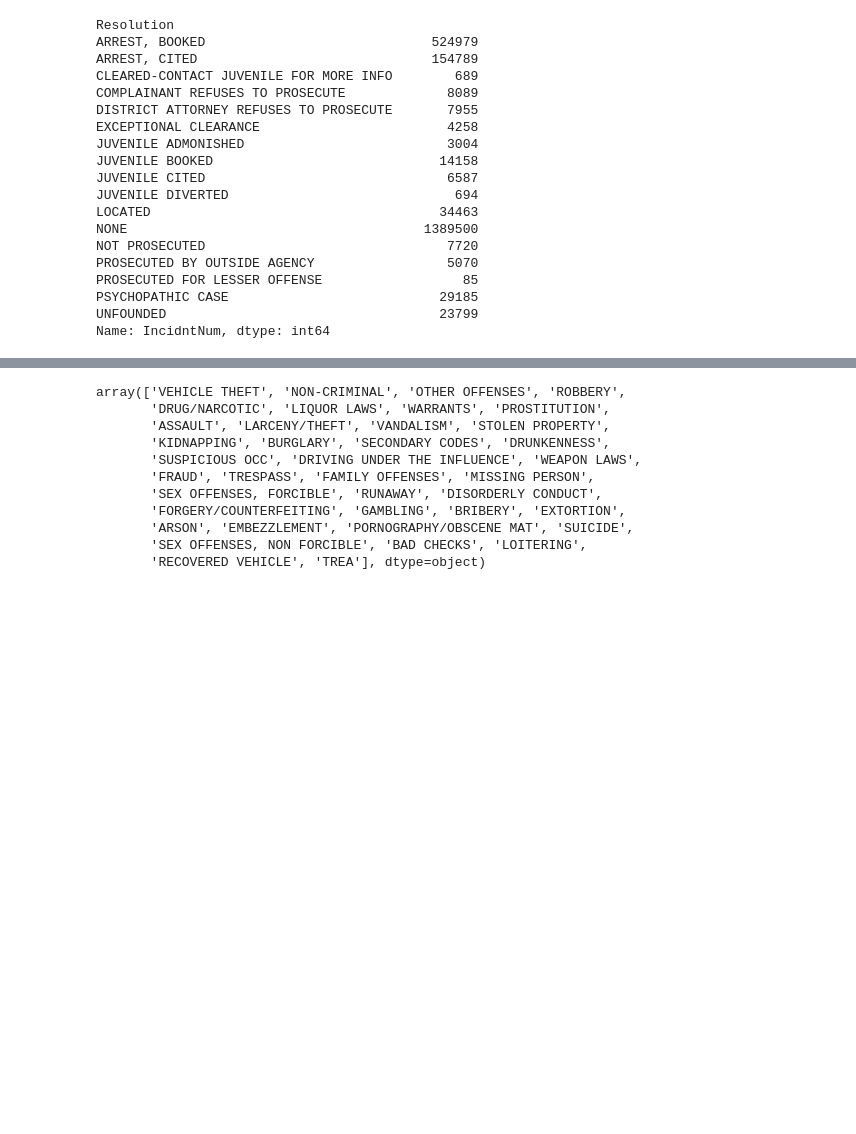
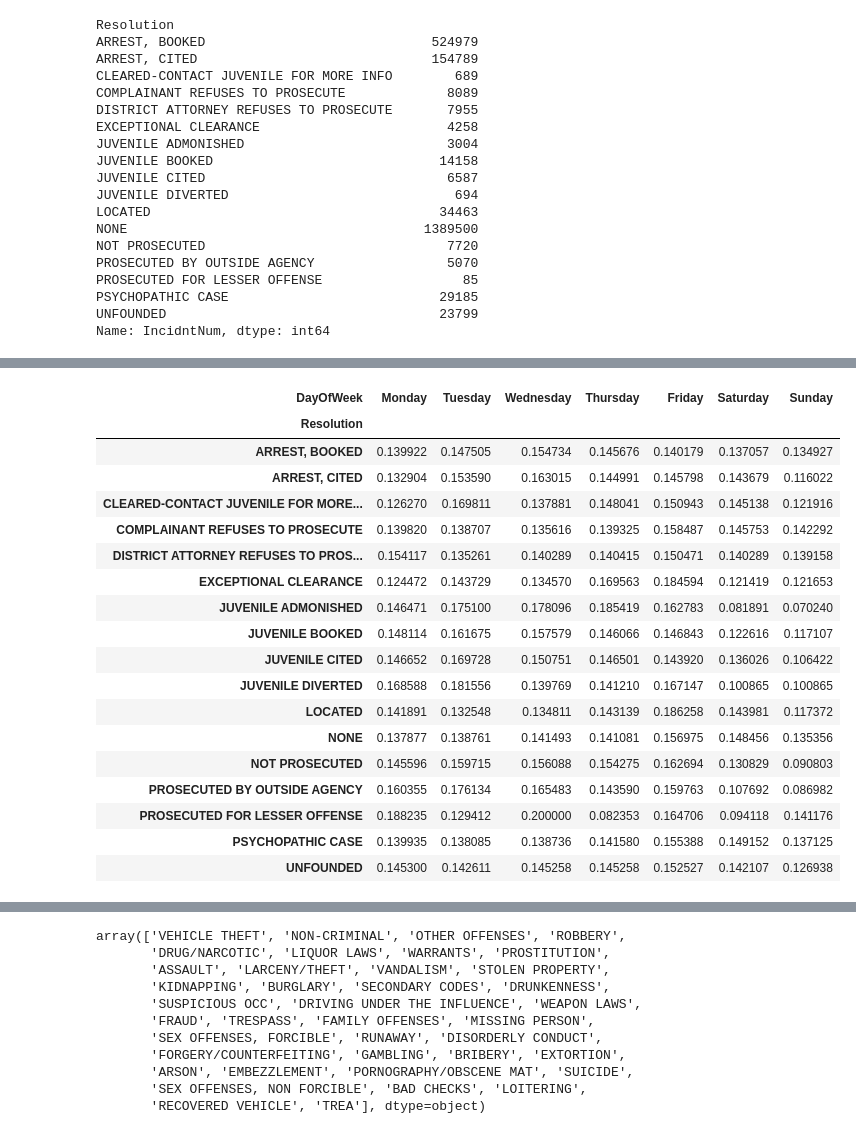
Before and after one commit to daericks/datasf, a Jupyter notebook: notebooks/initial_exploration.ipynb, the cells around one changed output, grey strips where cells are left out. Cells and saved outputs as stored; diff of their text form; code cells hidden in the pictures; blank space fills up the shorter version.

```diff
--- a/notebooks/initial_exploration.ipynb
+++ b/notebooks/initial_exploration.ipynb
@@ -199,0 +232,29 @@ Name: IncidntNum, dtype: int64
+# %%
+dow_list = ['Monday', 'Tuesday', 'Wednesday', 'Thursday', 'Friday', 'Saturday', 'Sunday']
+
+df_res_dow['total'] = df_res_dow.sum(axis=1)
+for col in df_res_dow.columns:
+    df_res_dow[col] = df_res_dow[col] / df_res_dow['total']
+df_res_dow.drop('total', axis=1, inplace=True)
+df_res_dow = df_res_dow[dow_list]
+df_res_dow
+# %% [output]
+| DayOfWeek | Monday | Tuesday | Wednesday | Thursday | Friday | Saturday | Sunday |
+| Resolution |  |  |  |  |  |  |  |
+| ARREST, BOOKED | 0.139922 | 0.147505 | 0.154734 | 0.145676 | 0.140179 | 0.137057 | 0.134927 |
+| ARREST, CITED | 0.132904 | 0.153590 | 0.163015 | 0.144991 | 0.145798 | 0.143679 | 0.116022 |
+| CLEARED-CONTACT JUVENILE FOR MORE... | 0.126270 | 0.169811 | 0.137881 | 0.148041 | 0.150943 | 0.145138 | 0.121916 |
+| COMPLAINANT REFUSES TO PROSECUTE | 0.139820 | 0.138707 | 0.135616 | 0.139325 | 0.158487 | 0.145753 | 0.142292 |
+| DISTRICT ATTORNEY REFUSES TO PROS... | 0.154117 | 0.135261 | 0.140289 | 0.140415 | 0.150471 | 0.140289 | 0.139158 |
+| EXCEPTIONAL CLEARANCE | 0.124472 | 0.143729 | 0.134570 | 0.169563 | 0.184594 | 0.121419 | 0.121653 |
+| JUVENILE ADMONISHED | 0.146471 | 0.175100 | 0.178096 | 0.185419 | 0.162783 | 0.081891 | 0.070240 |
+| JUVENILE BOOKED | 0.148114 | 0.161675 | 0.157579 | 0.146066 | 0.146843 | 0.122616 | 0.117107 |
+| JUVENILE CITED | 0.146652 | 0.169728 | 0.150751 | 0.146501 | 0.143920 | 0.136026 | 0.106422 |
+| JUVENILE DIVERTED | 0.168588 | 0.181556 | 0.139769 | 0.141210 | 0.167147 | 0.100865 | 0.100865 |
+| LOCATED | 0.141891 | 0.132548 | 0.134811 | 0.143139 | 0.186258 | 0.143981 | 0.117372 |
+| NONE | 0.137877 | 0.138761 | 0.141493 | 0.141081 | 0.156975 | 0.148456 | 0.135356 |
+| NOT PROSECUTED | 0.145596 | 0.159715 | 0.156088 | 0.154275 | 0.162694 | 0.130829 | 0.090803 |
+| PROSECUTED BY OUTSIDE AGENCY | 0.160355 | 0.176134 | 0.165483 | 0.143590 | 0.159763 | 0.107692 | 0.086982 |
+| PROSECUTED FOR LESSER OFFENSE | 0.188235 | 0.129412 | 0.200000 | 0.082353 | 0.164706 | 0.094118 | 0.141176 |
+| PSYCHOPATHIC CASE | 0.139935 | 0.138085 | 0.138736 | 0.141580 | 0.155388 | 0.149152 | 0.137125 |
+| UNFOUNDED | 0.145300 | 0.142611 | 0.145258 | 0.145258 | 0.152527 | 0.142107 | 0.126938 |
```
Also changed, not shown: parts of 8 cells of this notebook.
